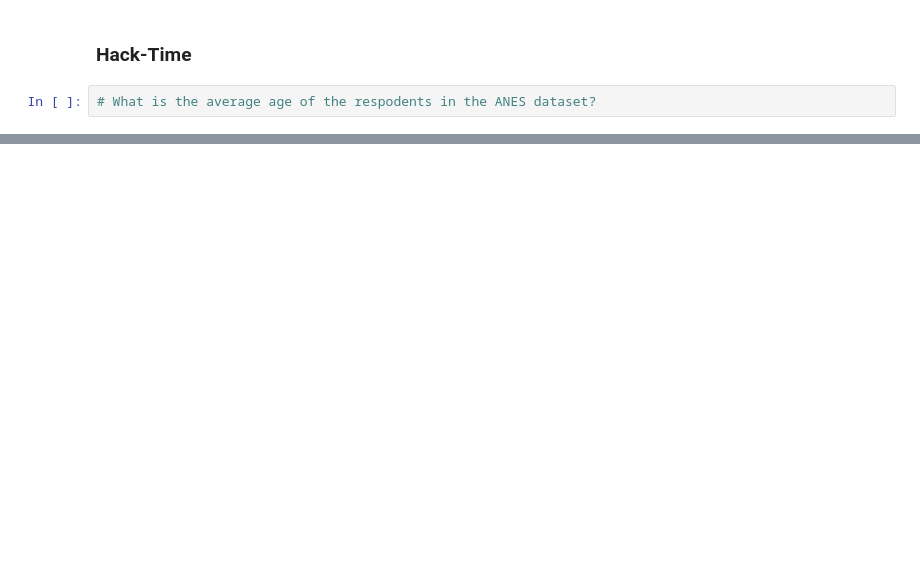
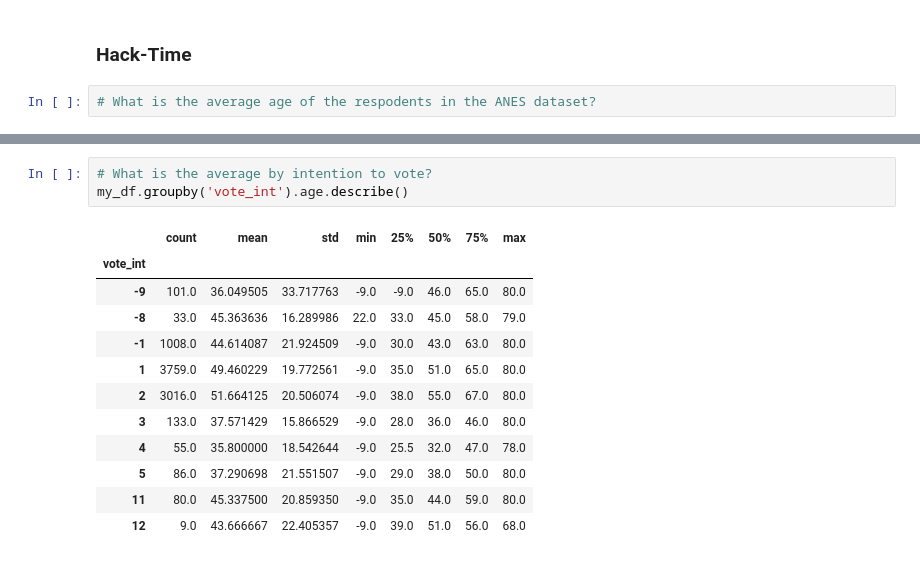
Before and after one commit to mickaeltemporao/itds, a Jupyter notebook: materials/04-data-exploration-basics.ipynb, the cells around one changed output, grey strips where cells are left out. Drawn from its saved outputs; the diff is of its cells as text; blank space fills up the shorter version.

```diff
--- a/materials/04-data-exploration-basics.ipynb
+++ b/materials/04-data-exploration-basics.ipynb
@@ -455,0 +329,16 @@ new_df.head()
+# %%
+# What is the average by intention to vote?
+my_df.groupby('vote_int').age.describe()
+# %% [output]
+|  | count | mean | std | min | 25% | 50% | 75% | max |
+| vote_int |  |  |  |  |  |  |  |  |
+| -9 | 101.0 | 36.049505 | 33.717763 | -9.0 | -9.0 | 46.0 | 65.0 | 80.0 |
+| -8 | 33.0 | 45.363636 | 16.289986 | 22.0 | 33.0 | 45.0 | 58.0 | 79.0 |
+| -1 | 1008.0 | 44.614087 | 21.924509 | -9.0 | 30.0 | 43.0 | 63.0 | 80.0 |
+| 1 | 3759.0 | 49.460229 | 19.772561 | -9.0 | 35.0 | 51.0 | 65.0 | 80.0 |
+| 2 | 3016.0 | 51.664125 | 20.506074 | -9.0 | 38.0 | 55.0 | 67.0 | 80.0 |
+| 3 | 133.0 | 37.571429 | 15.866529 | -9.0 | 28.0 | 36.0 | 46.0 | 80.0 |
+| 4 | 55.0 | 35.800000 | 18.542644 | -9.0 | 25.5 | 32.0 | 47.0 | 78.0 |
+| 5 | 86.0 | 37.290698 | 21.551507 | -9.0 | 29.0 | 38.0 | 50.0 | 80.0 |
+| 11 | 80.0 | 45.337500 | 20.859350 | -9.0 | 35.0 | 44.0 | 59.0 | 80.0 |
+| 12 | 9.0 | 43.666667 | 22.405357 | -9.0 | 39.0 | 51.0 | 56.0 | 68.0 |
```
Also changed, not shown: parts of 70 cells of this notebook.
